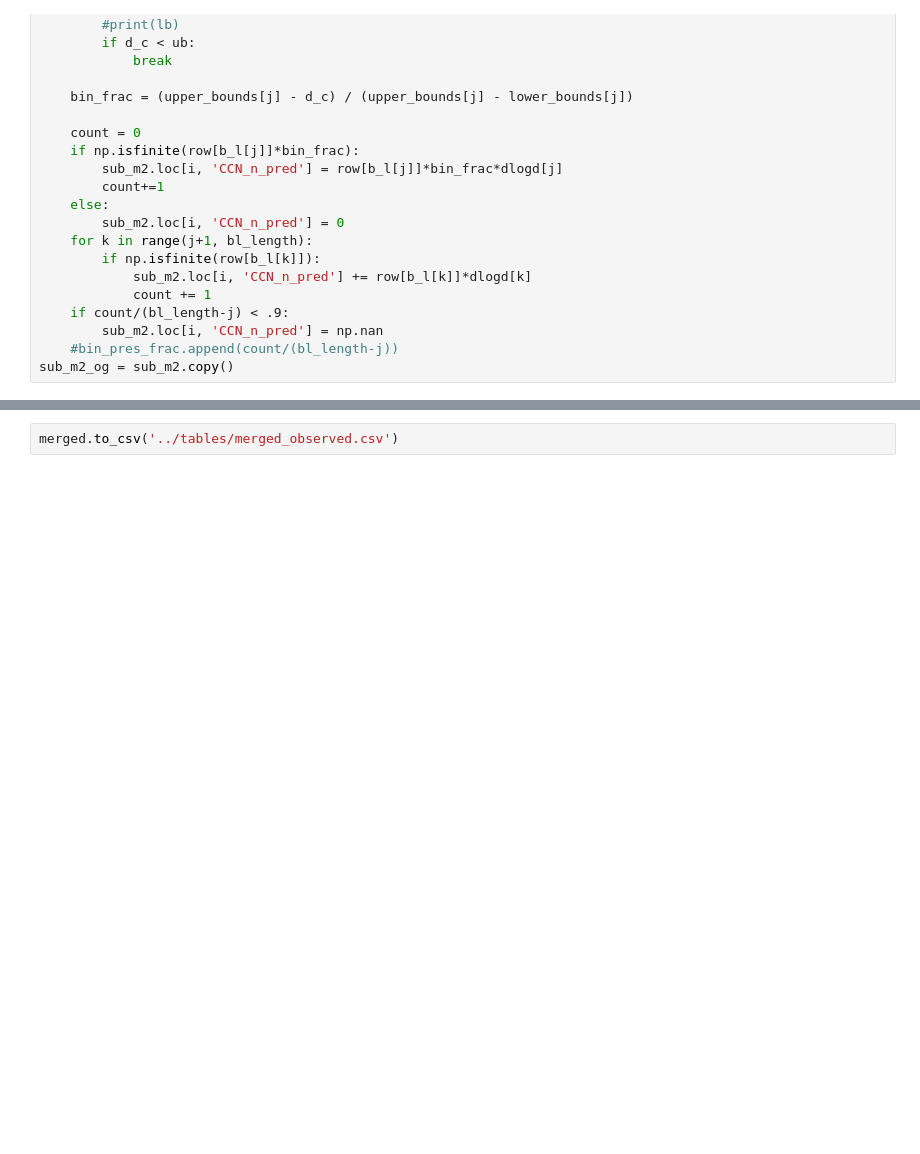
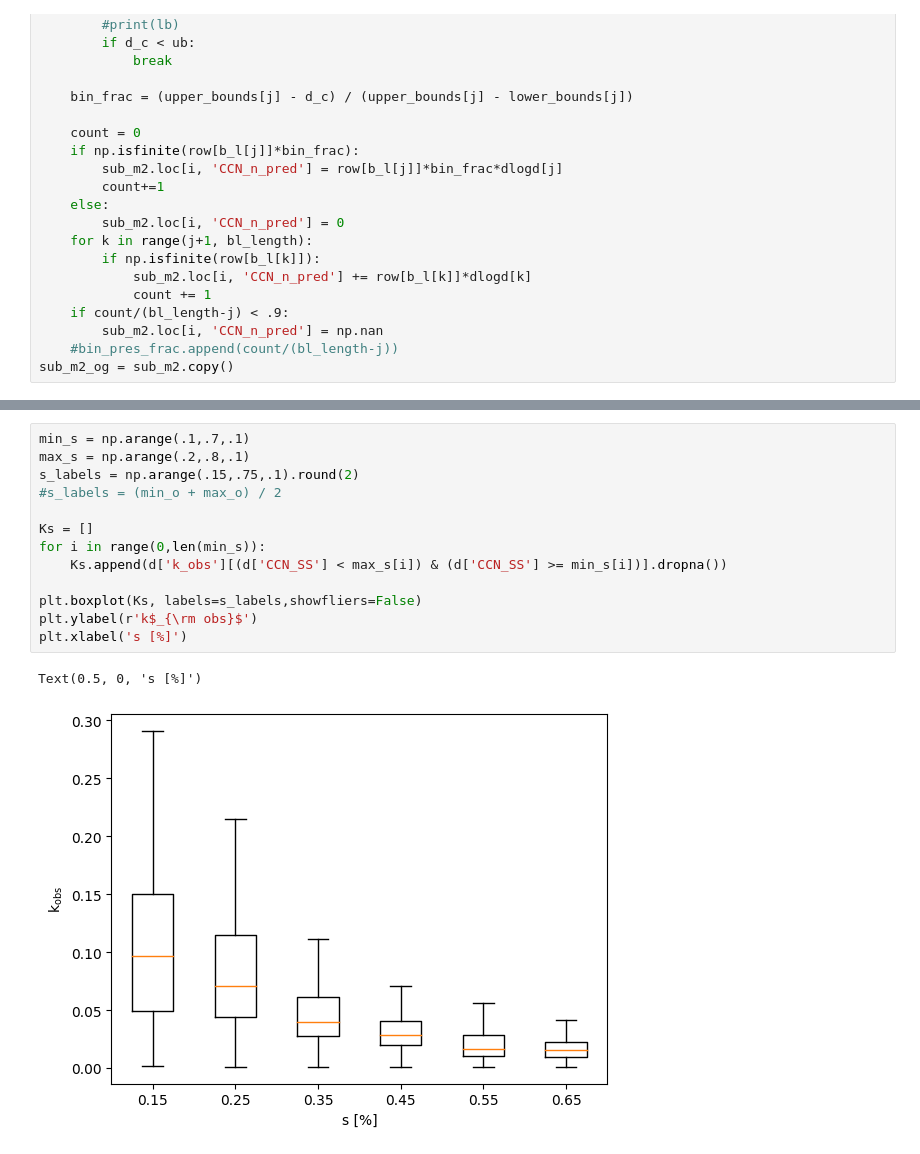
Before and after one commit to csoloff/ACTIVATE_CCN_closure, a Jupyter notebook: scripts/02_find_obs_kappa.ipynb, the cells around one changed output, grey strips where cells are left out. Saved outputs shown, nothing was run; the diff lists cells and outputs as text; blank space fills up the shorter version.

```diff
--- a/scripts/02_find_obs_kappa.ipynb
+++ b/scripts/02_find_obs_kappa.ipynb
@@ -131,2 +185,16 @@ plt.scatter(merged['D_a'], merged['D_c'])
-# %%
-merged.to_csv('../tables/merged_observed.csv')
+# %%
+min_s = np.arange(.1,.7,.1)
+max_s = np.arange(.2,.8,.1)
+s_labels = np.arange(.15,.75,.1).round(2)
+#s_labels = (min_o + max_o) / 2
+
+Ks = []
+for i in range(0,len(min_s)):
+    Ks.append(d['k_obs'][(d['CCN_SS'] < max_s[i]) & (d['CCN_SS'] >= min_s[i])].dropna())
+
+plt.boxplot(Ks, labels=s_labels,showfliers=False)
+plt.ylabel(r'k$_{\rm obs}$')
+plt.xlabel('s [%]')
+# %% [output]
+Text(0.5, 0, 's [%]')
+[figure, added]
```
Also changed, not shown: parts of 19 cells of this notebook, 2 other files.
